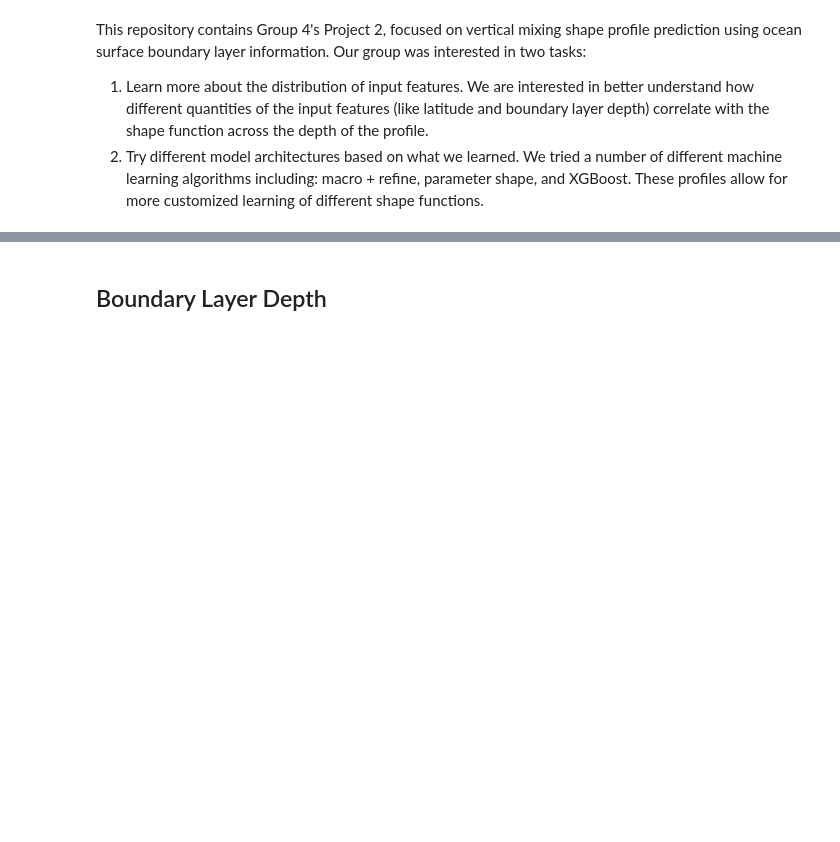
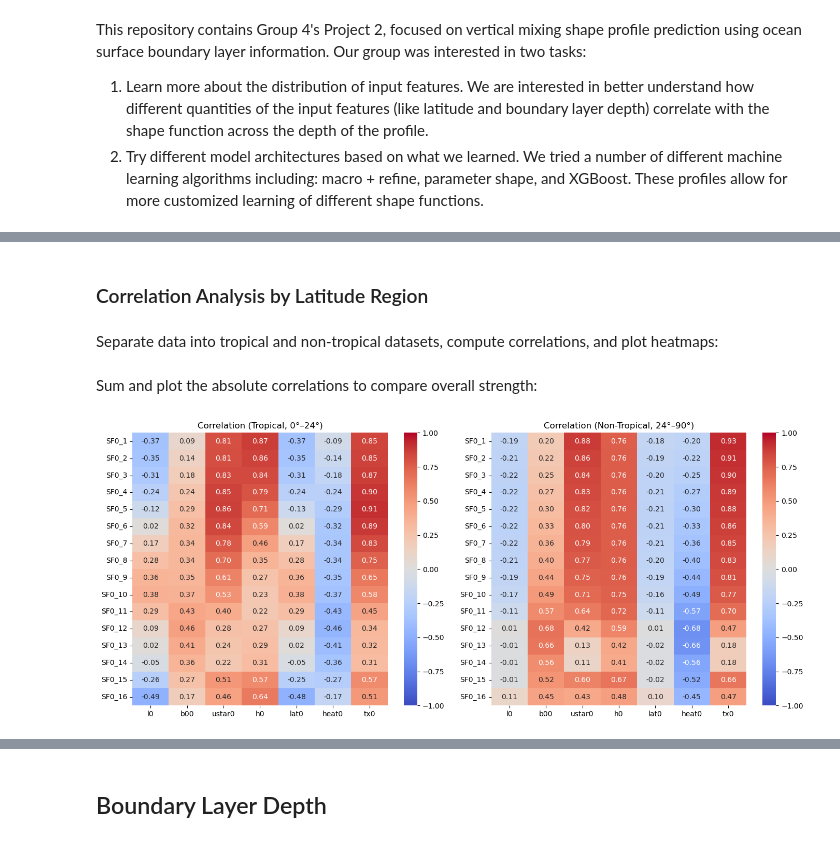
Before and after one commit to catlyu/climate_prediction_project2, a Jupyter notebook: data_story.ipynb, the cells around one changed output, grey strips where cells are left out. Drawn from its saved outputs; the diff is of its cells as text; code cells hidden in the pictures; blank space fills up the shorter version.

```diff
--- a/data_story.ipynb
+++ b/data_story.ipynb
@@ -95,0 +135,53 @@ SF0=d['SF'][:]
+# %% [markdown]
+### Correlation Analysis by Latitude Region
+# %% [markdown]
+Separate data into tropical and non-tropical datasets, compute correlations, and plot heatmaps:
+# %%
+# Build dictionaries for tropical and non-tropical data
+data_tropical = {
+    "l0": l0[tropical_mask].values,
+    "b00": b00[tropical_mask].values,
+    "ustar0": ustar0[tropical_mask].values,
+    "h0": h0[tropical_mask].values,
+    "lat0": lat0[tropical_mask].values,
+    "heat0": heat0[tropical_mask].values,
+    "tx0": tx0[tropical_mask].values,
+}
+data_non_tropical = {
+    "l0": l0[non_tropical_mask].values,
+    "b00": b00[non_tropical_mask].values,
+    "ustar0": ustar0[non_tropical_mask].values,
+    "h0": h0[non_tropical_mask].values,
+    "lat0": lat0[non_tropical_mask].values,
+    "heat0": heat0[non_tropical_mask].values,
+    "tx0": tx0[non_tropical_mask].values,
+}
+
+# Append SF0_1 ... SF0_16 to each dictionary
+for i in range(16):
+    layer_index = 16 - i - 1
+    data_tropical[f"SF0_{i+1}"] = SF0[tropical_mask, layer_index].values.flatten()
+    data_non_tropical[f"SF0_{i+1}"] = SF0[non_tropical_mask, layer_index].values.flatten()
+
+# Create DataFrames and compute correlation matrices
+df_tropical = pd.DataFrame(data_tropical)
+df_non_tropical = pd.DataFrame(data_non_tropical)
+corr_tropical = df_tropical.corr()
+corr_non_tropical = df_non_tropical.corr()
+
+# Extract correlations for diffusivity (SF0 layers) vs. selected input variables
+cols = ["l0", "b00", "ustar0", "h0", "lat0", "heat0", "tx0"]
+sf0_corr_tropical = corr_tropical.loc["SF0_1":"SF0_16", cols]
+sf0_corr_non_tropical = corr_non_tropical.loc["SF0_1":"SF0_16", cols]
+# %% [markdown]
+Sum and plot the absolute correlations to compare overall strength:
+# %%
+fig, (ax1, ax2) = plt.subplots(1, 2, figsize=(14, 6))
+sns.heatmap(sf0_corr_tropical, annot=True, cmap="coolwarm", fmt=".2f", vmin=-1, vmax=1, ax=ax1)
+ax1.set_title("Correlation (Tropical, 0°–24°)")
+sns.heatmap(sf0_corr_non_tropical, annot=True, cmap="coolwarm", fmt=".2f", vmin=-1, vmax=1, ax=ax2)
+ax2.set_title("Correlation (Non-Tropical, 24°–90°)")
+plt.tight_layout()
+plt.show()
+# %% [output]
+[figure, added]
```
Also changed, not shown: parts of 46 cells of this notebook.
